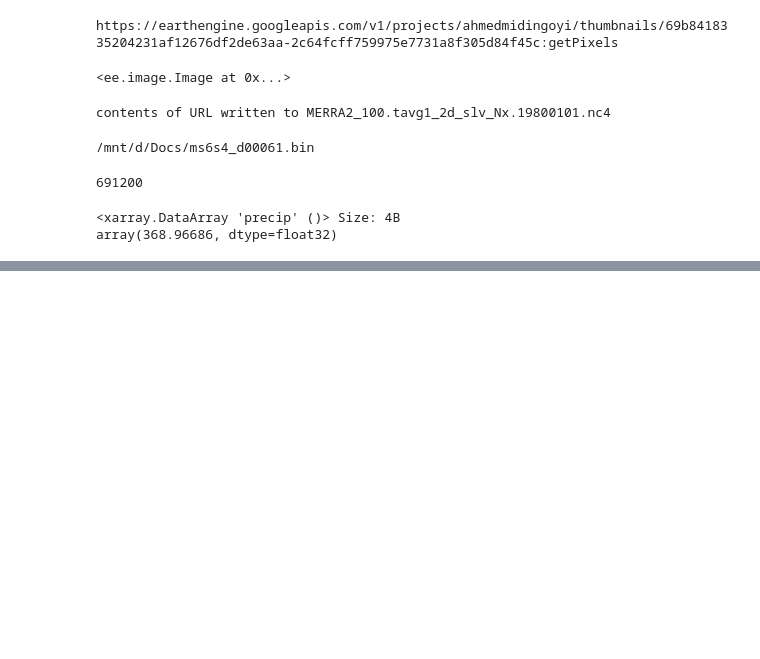
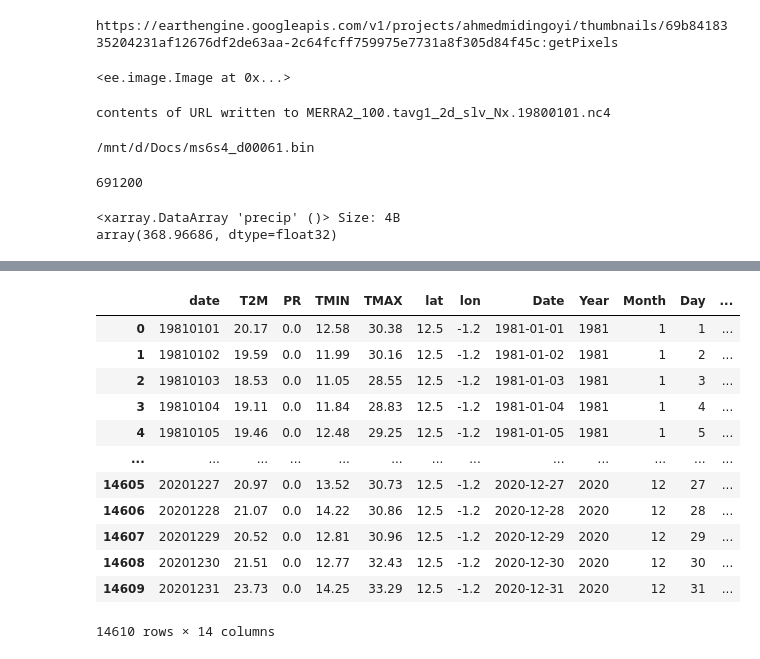
Before and after one commit to cyrillemidingoyi/agrometflow, a Jupyter notebook: notebooks/pipeline.ipynb, the cells around one changed output, grey strips where cells are left out. Cells and saved outputs as stored; diff of their text form; code cells hidden in the pictures; blank space fills up the shorter version.

```diff
--- a/notebooks/pipeline.ipynb
+++ b/notebooks/pipeline.ipynb
@@ -351,3 +336,19 @@ Variables QC: ['Tx', 'Tn', 'rr']
+# %%
+clim_df
+# %% [output]
+|  | date | T2M | PR | TMIN | TMAX | lat | lon | Date | Year | Month | Day | ... |
+| 0 | 19810101 | 20.17 | 0.0 | 12.58 | 30.38 | 12.5 | -1.2 | 1981-01-01 | 1981 | 1 | 1 | ... |
+| 1 | 19810102 | 19.59 | 0.0 | 11.99 | 30.16 | 12.5 | -1.2 | 1981-01-02 | 1981 | 1 | 2 | ... |
+| 2 | 19810103 | 18.53 | 0.0 | 11.05 | 28.55 | 12.5 | -1.2 | 1981-01-03 | 1981 | 1 | 3 | ... |
+| 3 | 19810104 | 19.11 | 0.0 | 11.84 | 28.83 | 12.5 | -1.2 | 1981-01-04 | 1981 | 1 | 4 | ... |
+| 4 | 19810105 | 19.46 | 0.0 | 12.48 | 29.25 | 12.5 | -1.2 | 1981-01-05 | 1981 | 1 | 5 | ... |
+| ... | ... | ... | ... | ... | ... | ... | ... | ... | ... | ... | ... | ... |
+| 14605 | 20201227 | 20.97 | 0.0 | 13.52 | 30.73 | 12.5 | -1.2 | 2020-12-27 | 2020 | 12 | 27 | ... |
+| 14606 | 20201228 | 21.07 | 0.0 | 14.22 | 30.86 | 12.5 | -1.2 | 2020-12-28 | 2020 | 12 | 28 | ... |
+| 14607 | 20201229 | 20.52 | 0.0 | 12.81 | 30.96 | 12.5 | -1.2 | 2020-12-29 | 2020 | 12 | 29 | ... |
+| 14608 | 20201230 | 21.51 | 0.0 | 12.77 | 32.43 | 12.5 | -1.2 | 2020-12-30 | 2020 | 12 | 30 | ... |
+| 14609 | 20201231 | 23.73 | 0.0 | 14.25 | 33.29 | 12.5 | -1.2 | 2020-12-31 | 2020 | 12 | 31 | ... |
+14610 rows × 14 columns
 # %%
 # Export QC outputs to CSV
 from pathlib import Path
```
Also changed, not shown: parts of 9 cells of this notebook, 5 other files.
